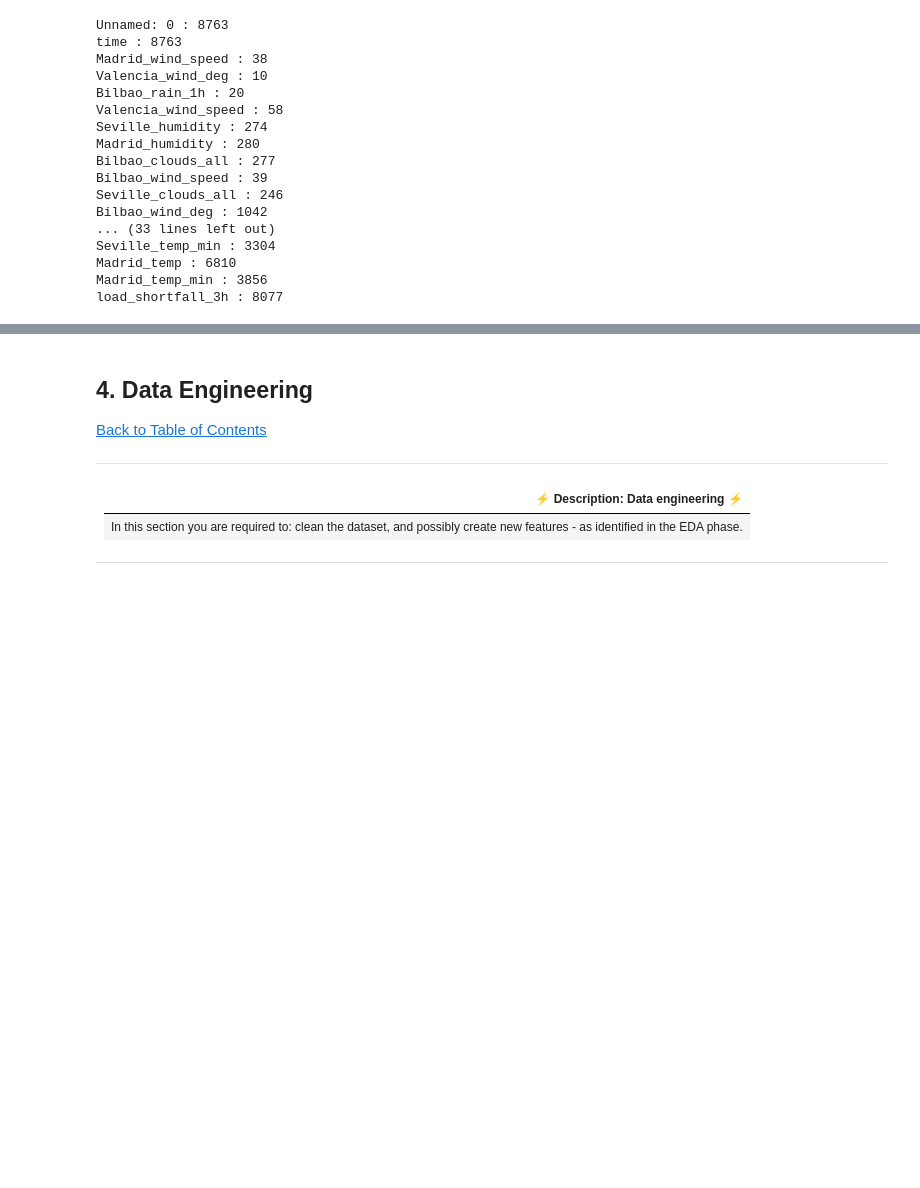
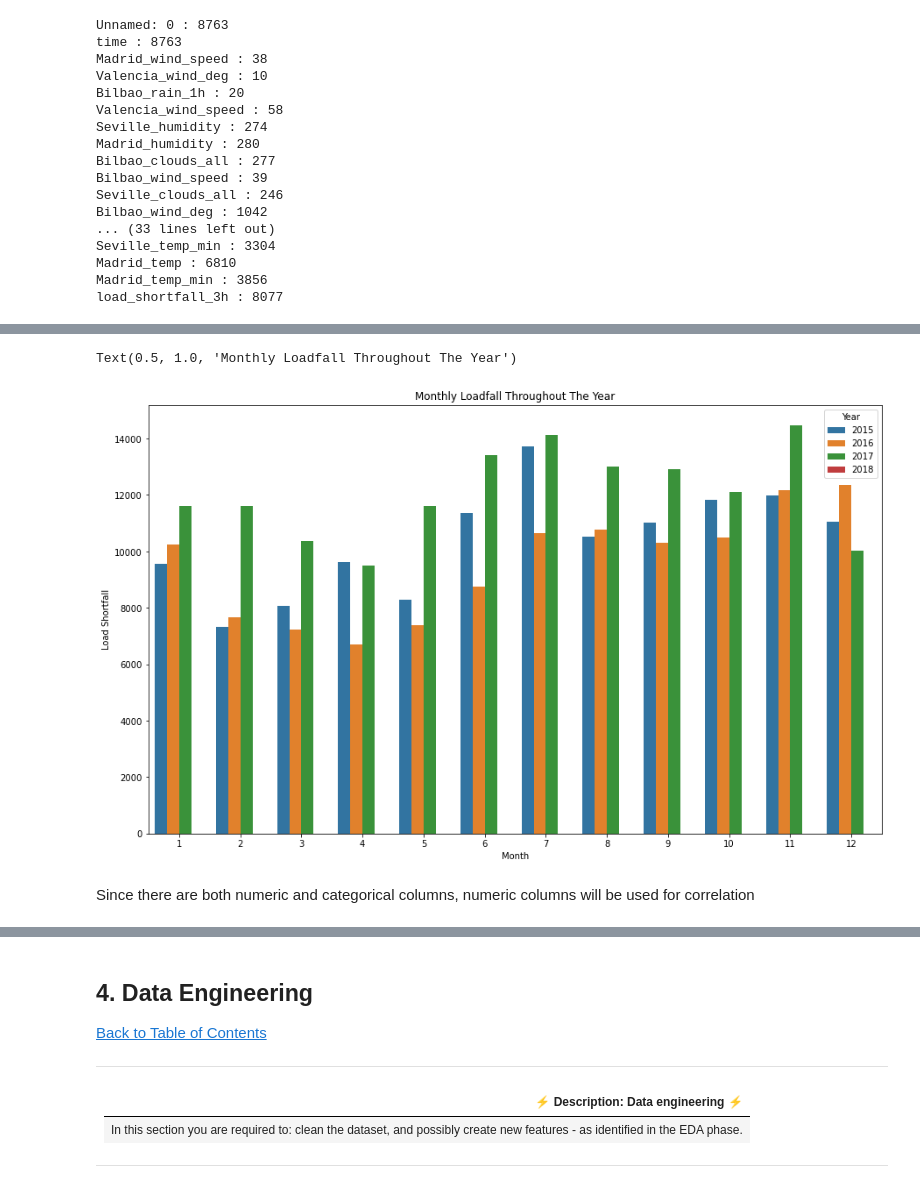
Before and after one commit to Emmantheo/Team-JM2-Starter-Notebook, a Jupyter notebook: starter-notebook.ipynb, the cells around one changed output, grey strips where cells are left out. Drawn from its saved outputs; the diff is of its cells as text; code cells hidden in the pictures; blank space fills up the shorter version.

```diff
--- a/starter-notebook.ipynb
+++ b/starter-notebook.ipynb
@@ -315,0 +284,11 @@ dtype: int64
+# %%
+#Monthly loadfall throughtout the year
+plt.figure(figsize=(15,9))
+sns.barplot(data=df,x= 'Month', y= 'load_shortfall_3h' ,hue='Year',ci=None)
+plt.ylabel('Load Shortfall')
+plt.title('Monthly Loadfall Throughout The Year')
+# %% [output]
+Text(0.5, 1.0, 'Monthly Loadfall Throughout The Year')
+[figure, added]
+# %% [markdown]
+Since there are both numeric and categorical columns, numeric columns will be used for correlation
```
Also changed, not shown: parts of 98 cells of this notebook, 2 other files.
